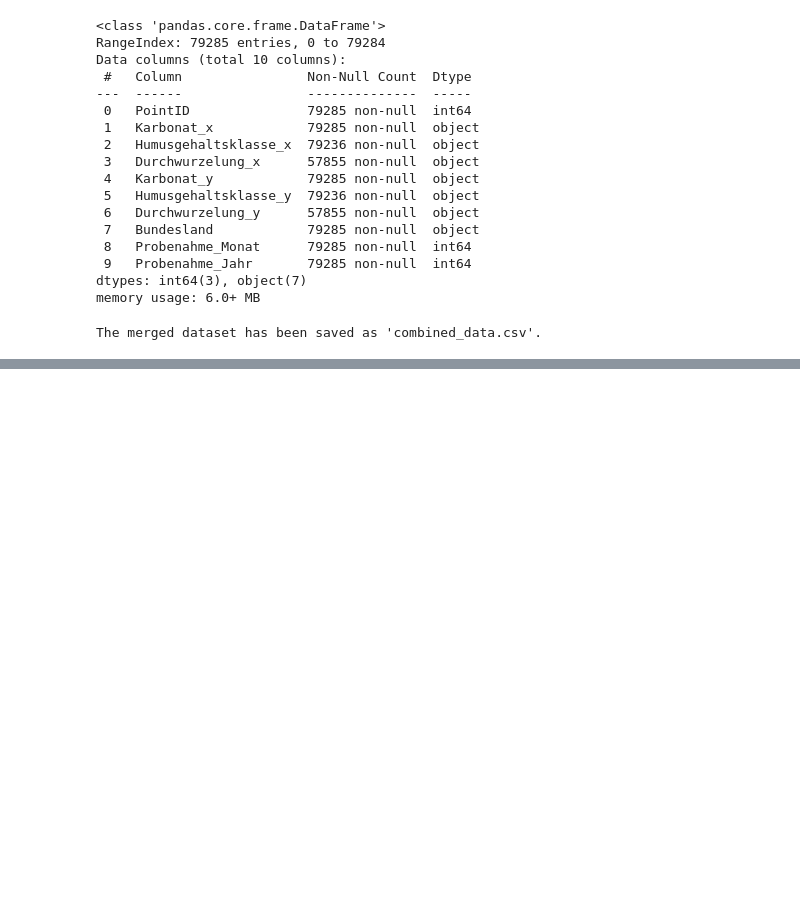
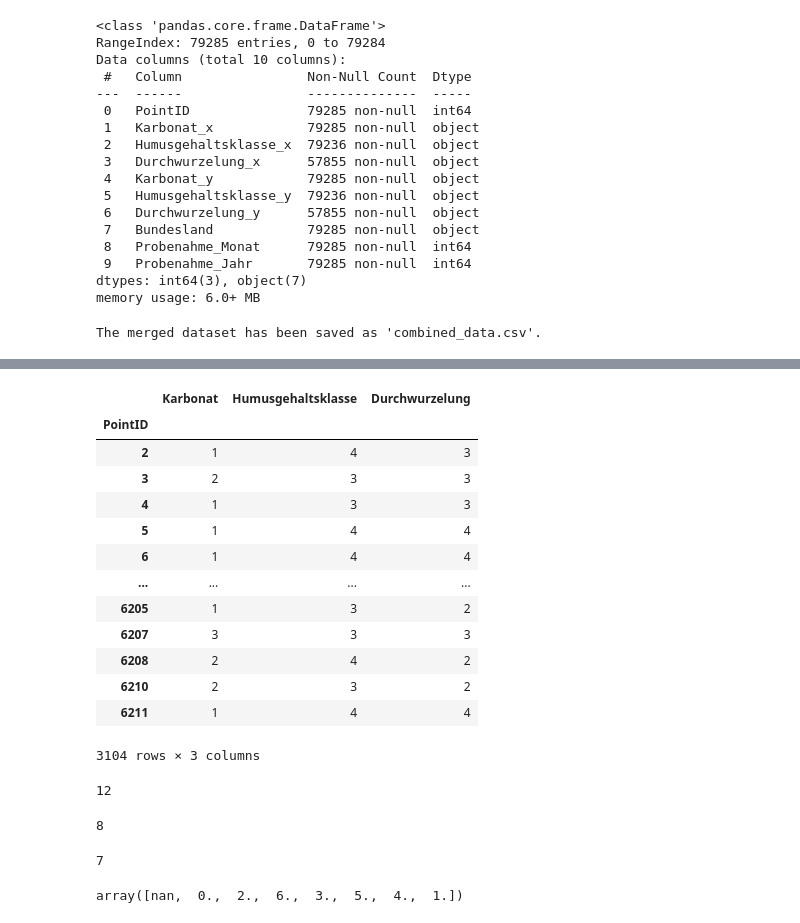
Before and after one commit to Kenny101-dot/soil-analysis-, a Jupyter notebook: CREATE_Dataset.ipynb, the cells around one changed output, grey strips where cells are left out. Drawn from its saved outputs; the diff is of its cells as text; code cells hidden in the pictures; blank space fills up the shorter version.

Commit message:
numerical

```diff
--- a/CREATE_Dataset.ipynb
+++ b/CREATE_Dataset.ipynb
@@ -228,0 +281,12 @@ The merged dataset has been saved as 'combined_data.csv'.
+# %%
+# Remove 'C' from Karbonat, 'h' from Humusgehaltsklasse, and 'W' from Durchwurzelung
+df2['Karbonat'] = df2['Karbonat'].str.replace('C', '', regex=False)
+df2['Humusgehaltsklasse'] = df2['Humusgehaltsklasse'].str.replace('h', '', regex=False)
+df2['Durchwurzelung'] = df2['Durchwurzelung'].str.replace('W', '', regex=False)
+
+# Replace NaN values with 0
+df2 = df2.fillna(0)
+# %%
+df2['Karbonat'] = pd.to_numeric(df2['Karbonat'], errors='coerce')
+df2['Humusgehaltsklasse'] = pd.to_numeric(df2['Humusgehaltsklasse'], errors='coerce')
+df2['Durchwurzelung'] = pd.to_numeric(df2['Durchwurzelung'], errors='coerce')
@@ -228,0 +307,34 @@ The merged dataset has been saved as 'combined_data.csv'.
+# %%
+df2.groupby("PointID").nunique()
+# %% [output]
+|  | Karbonat | Humusgehaltsklasse | Durchwurzelung |
+| PointID |  |  |  |
+| 2 | 1 | 4 | 3 |
+| 3 | 2 | 3 | 3 |
+| 4 | 1 | 3 | 3 |
+| 5 | 1 | 4 | 4 |
+| 6 | 1 | 4 | 4 |
+| ... | ... | ... | ... |
+| 6205 | 1 | 3 | 2 |
+| 6207 | 3 | 3 | 3 |
+| 6208 | 2 | 4 | 2 |
+| 6210 | 2 | 3 | 2 |
+| 6211 | 1 | 4 | 4 |
+3104 rows × 3 columns
+# %%
+df2['Karbonat'].nunique()
+# %% [output]
+12
+# %%
+df2['Humusgehaltsklasse'].nunique()
+# %% [output]
+8
+# %%
+
+df2['Durchwurzelung'].nunique()
+# %% [output]
+7
+# %%
+df2['Durchwurzelung'].unique()
+# %% [output]
+array([nan,  0.,  2.,  6.,  3.,  5.,  4.,  1.])
```
Also changed, not shown: parts of 7 cells of this notebook.
